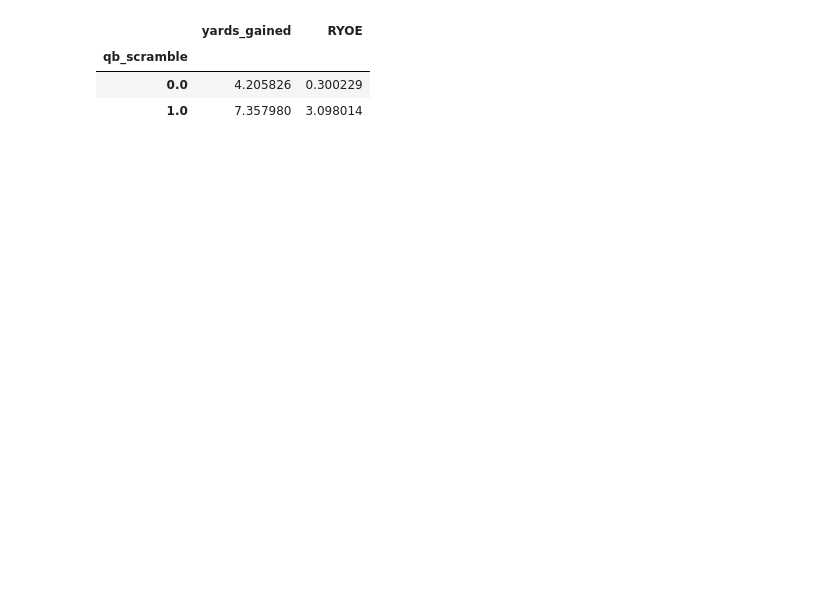
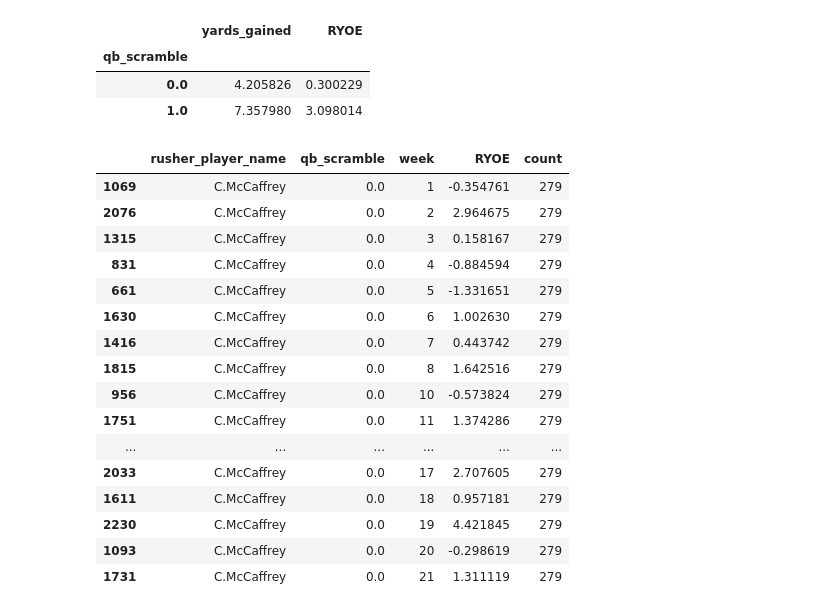
Before and after one commit to sharedw/NFL_sim, a Jupyter notebook: notebooks/train_models/rush_yard_model.ipynb, the cells around one changed output. Cells and saved outputs as stored; diff of their text form; code cells hidden in the pictures; blank space fills up the shorter version.

```diff
--- a/notebooks/train_models/rush_yard_model.ipynb
+++ b/notebooks/train_models/rush_yard_model.ipynb
@@ -377,3 +378,23 @@ rushes.groupby(['qb_scramble'])[['yards_gained', 'RYOE']].mean()
 | qb_scramble |  |  |
 | 0.0 | 4.205826 | 0.300229 |
 | 1.0 | 7.357980 | 3.098014 |
+# %%
+ex.loc[ex.rusher_player_name.str.contains('C.McCaff')].sort_values(by='week')
+# %% [output]
+|  | rusher_player_name | qb_scramble | week | RYOE | count |
+| 1069 | C.McCaffrey | 0.0 | 1 | -0.354761 | 279 |
+| 2076 | C.McCaffrey | 0.0 | 2 | 2.964675 | 279 |
+| 1315 | C.McCaffrey | 0.0 | 3 | 0.158167 | 279 |
+| 831 | C.McCaffrey | 0.0 | 4 | -0.884594 | 279 |
+| 661 | C.McCaffrey | 0.0 | 5 | -1.331651 | 279 |
+| 1630 | C.McCaffrey | 0.0 | 6 | 1.002630 | 279 |
+| 1416 | C.McCaffrey | 0.0 | 7 | 0.443742 | 279 |
+| 1815 | C.McCaffrey | 0.0 | 8 | 1.642516 | 279 |
+| 956 | C.McCaffrey | 0.0 | 10 | -0.573824 | 279 |
+| 1751 | C.McCaffrey | 0.0 | 11 | 1.374286 | 279 |
+| ... | ... | ... | ... | ... | ... |
+| 2033 | C.McCaffrey | 0.0 | 17 | 2.707605 | 279 |
+| 1611 | C.McCaffrey | 0.0 | 18 | 0.957181 | 279 |
+| 2230 | C.McCaffrey | 0.0 | 19 | 4.421845 | 279 |
+| 1093 | C.McCaffrey | 0.0 | 20 | -0.298619 | 279 |
+| 1731 | C.McCaffrey | 0.0 | 21 | 1.311119 | 279 |
```
Also changed, not shown: parts of 3 cells of this notebook.
